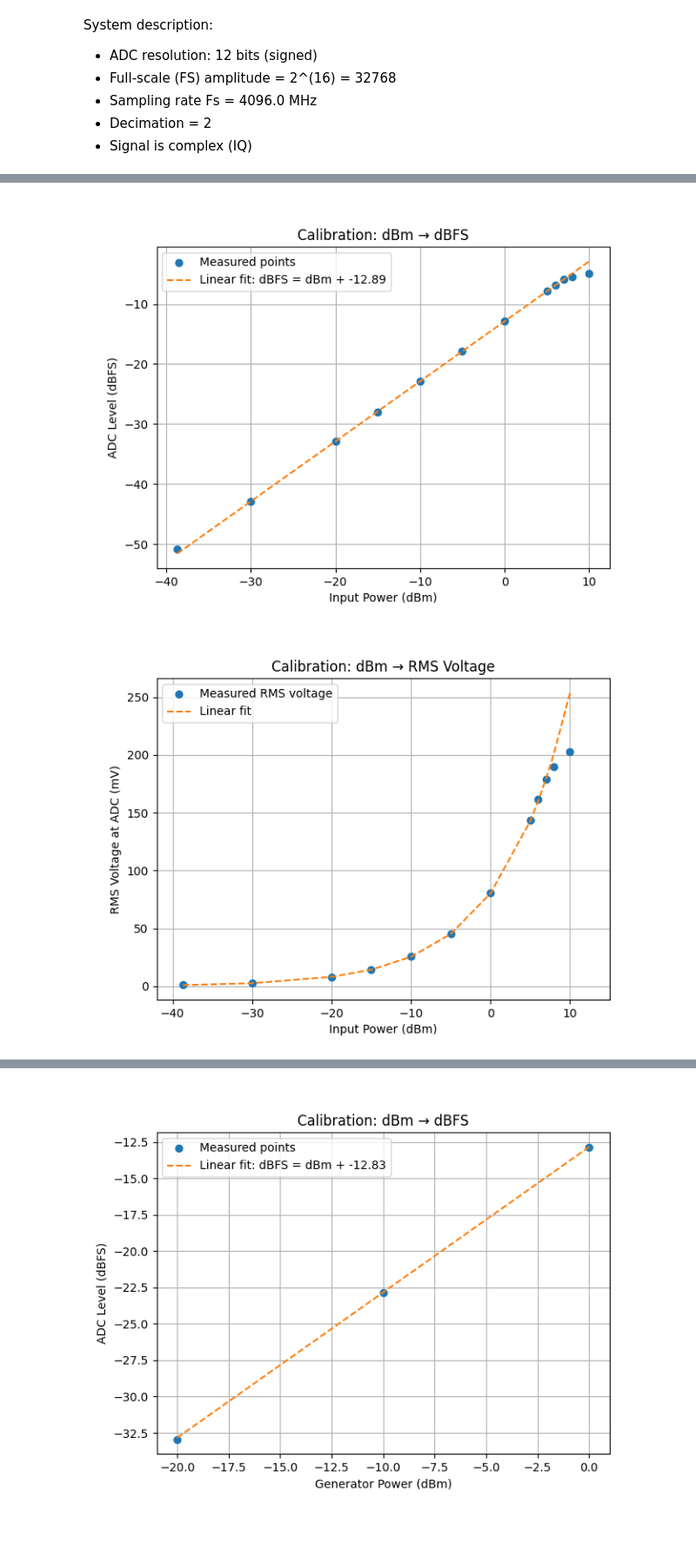
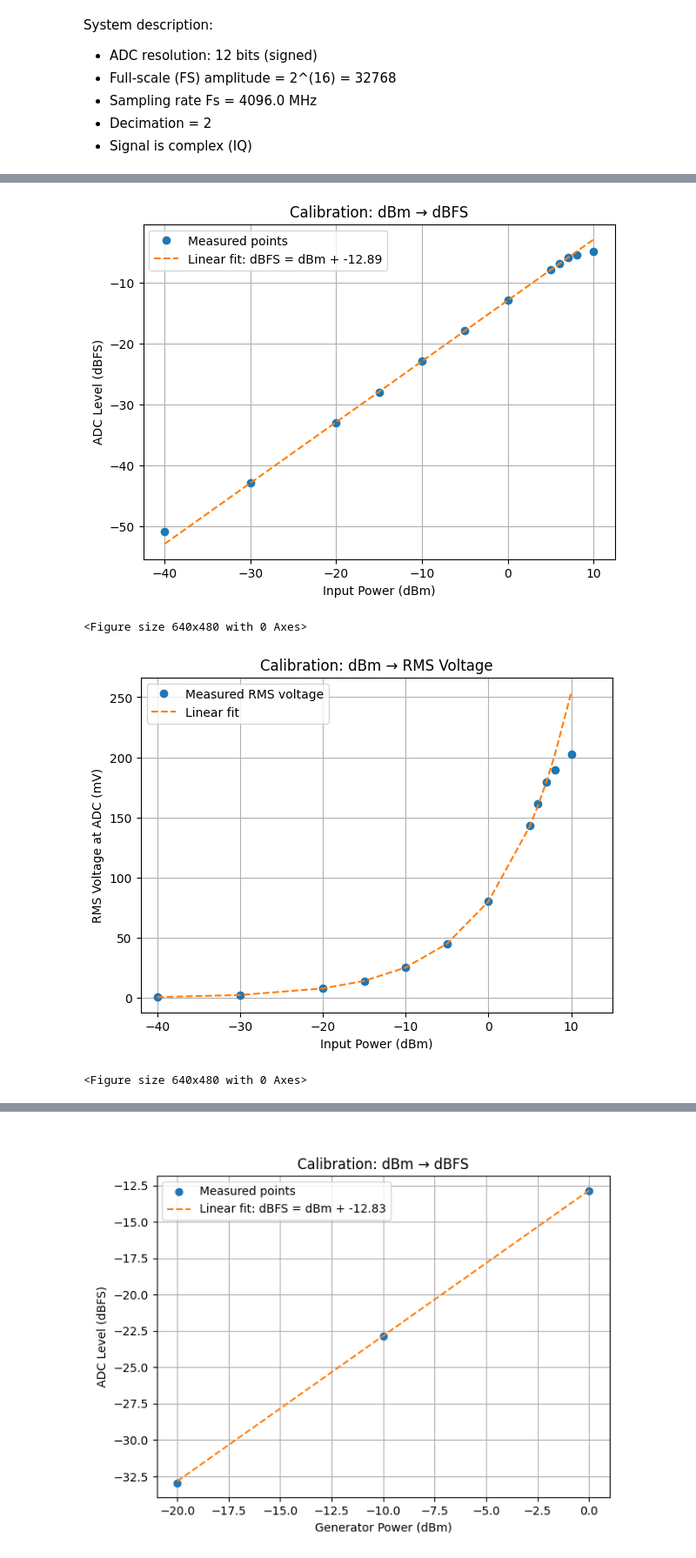
Before and after one commit to openquantumhardware/qick-tools, a Jupyter notebook: qick_tprocv2_111_fft_spectrum/notebooks/FFT_spectrum_chain_data_analysis.ipynb, the cells around one changed output, grey strips where cells are left out. Shown at 87% size. Saved outputs shown, nothing was run; the diff lists cells and outputs as text; code cells hidden in the pictures; blank space fills up the shorter version.

```diff
--- a/qick_tprocv2_111_fft_spectrum/notebooks/FFT_spectrum_chain_data_analysis.ipynb
+++ b/qick_tprocv2_111_fft_spectrum/notebooks/FFT_spectrum_chain_data_analysis.ipynb
@@ -478,7 +423,7 @@ import matplotlib.pyplot as plt
 import numpy as np
 
 # Measured data
-P_dBm = np.array([-38.7,-30, -20, -15, -10, -5, 0, +5, +6, +7, +8, +10])          # Generator power in dBm. -38.7 measured (-40dBm)
+P_dBm = np.array([-40,-30, -20, -15, -10, -5, 0, +5, +6, +7, +8, +10])          # Generator power in dBm. -38.7 measured (-40dBm)
 dBFS_measured = np.array([-50.79,-42.89,-32.93, -27.97, -22.83, -17.85, -12.84, -7.83,-6.82, -5.91, -5.42, -4.84])  # Pico FFT medido en dBFS
 
 # Calibration constant (linear relation: dBFS = P_dBm + K)
@@ -490,33 +435,35 @@ V_FS_RMS = 0.354  # V RMS for differential input
 
 # Convert dBFS to RMS voltage
 V_RMS_measured = V_FS_RMS * 10**(dBFS_measured/20)
 V_RMS_fit = V_FS_RMS * 10**(dBFS_fit/20)
 
 # Plot 1: Generator power vs ADC level in dBFS
 plt.figure(figsize=(7,5))
 plt.plot(P_dBm, dBFS_measured, 'o', label='Measured points')
 plt.plot(P_dBm, dBFS_fit, '--', label=f'Linear fit: dBFS = dBm + {K:.2f}')
 plt.xlabel('Input Power (dBm)')
 plt.ylabel('ADC Level (dBFS)')
 plt.title('Calibration: dBm → dBFS')
 plt.grid(True)
 plt.legend()
 plt.show()
 plt.savefig('images/ADC_calibration_111_dBm_to_Pin.png',dpi=300)
 
 # Plot 2: Generator power vs ADC RMS voltage
 plt.figure(figsize=(7,5))
 plt.plot(P_dBm, V_RMS_measured*1e3, 'o', label='Measured RMS voltage')
 plt.plot(P_dBm, V_RMS_fit*1e3, '--', label='Linear fit')
 plt.xlabel('Input Power (dBm)')
 plt.ylabel('RMS Voltage at ADC (mV)')
 plt.title('Calibration: dBm → RMS Voltage')
 plt.grid(True)
 plt.legend()
 plt.xlim(-42,15)
 plt.show()
 plt.savefig('images/ADC_calibration_111_dBm_to_RMSin.png',dpi=300)
 # %% [output]
-[figure, old version]
+[figure, new version]
+<Figure size 640x480 with 0 Axes>
-[figure, old version]
+[figure, new version]
+<Figure size 640x480 with 0 Axes>
 # %%
```
Also changed, not shown: parts of 27 cells of this notebook, 3 other files.
